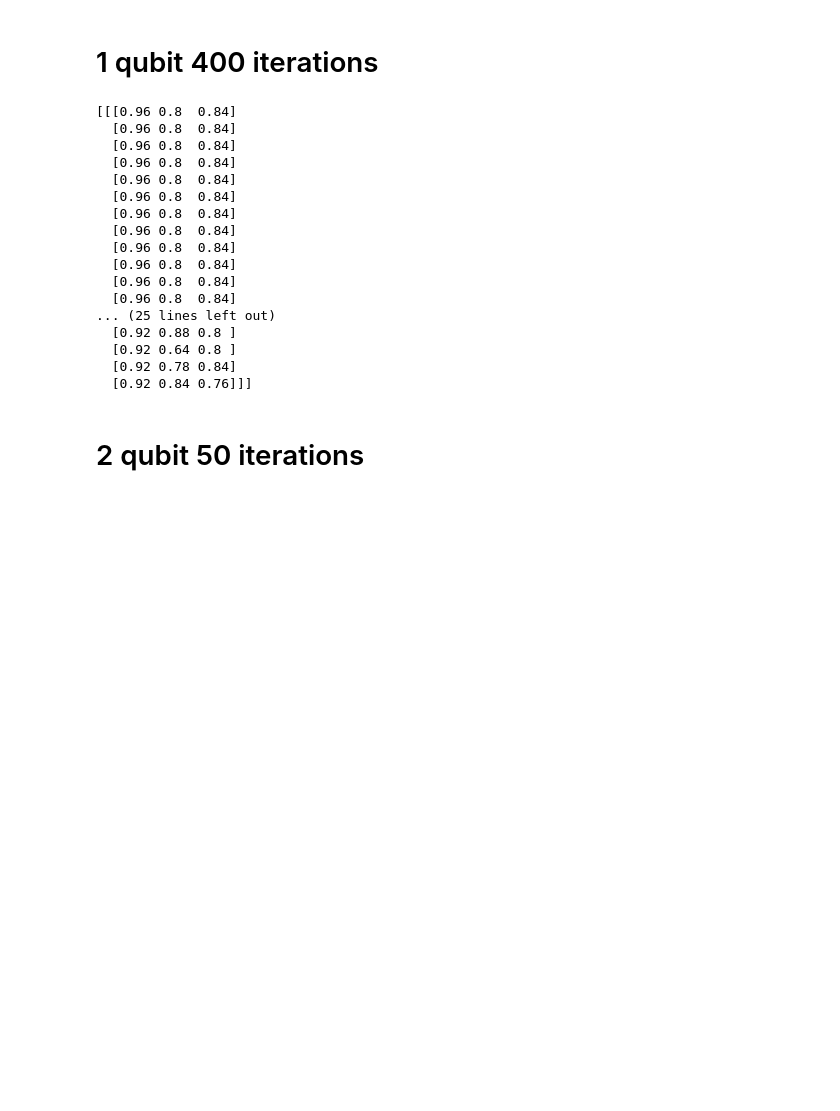
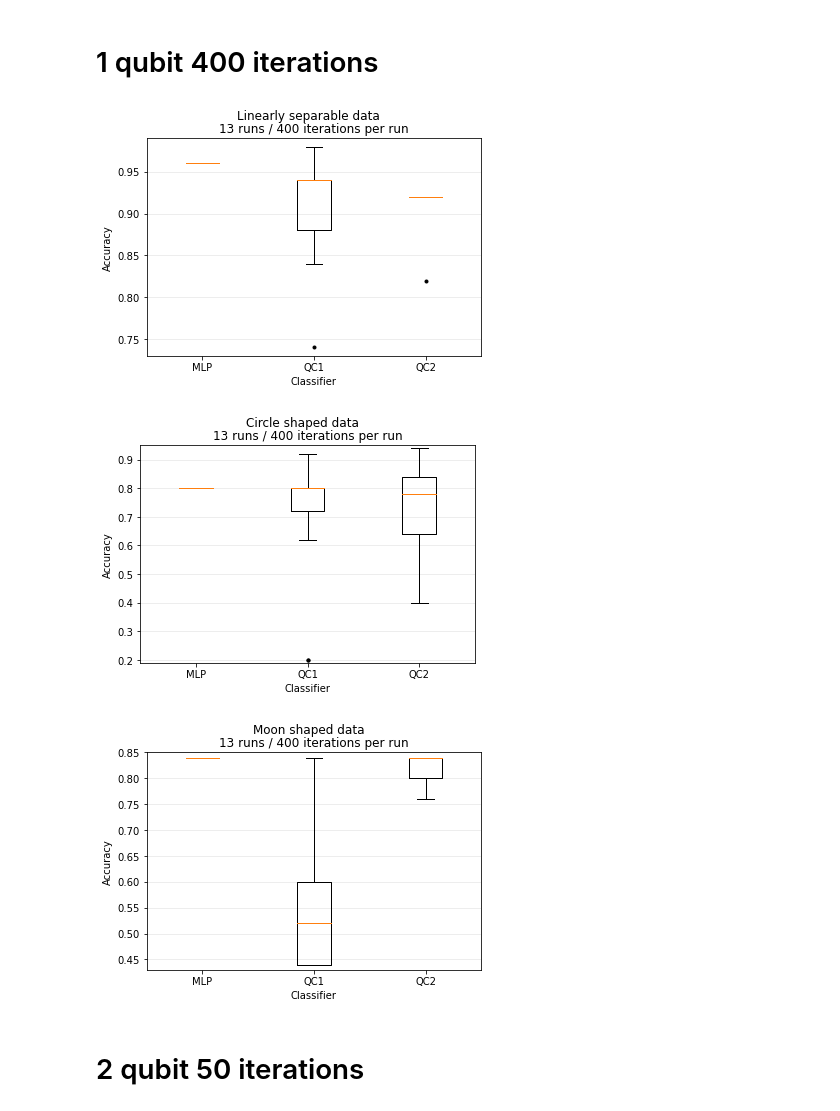
Before and after one commit to RicardoMonteiroSimoes/ZHAW_PAHS212, a Jupyter notebook: jupyter/huberpa4/decision_doundaries_scores.ipynb, the cells around one changed output. Drawn from its saved outputs; the diff is of its cells as text; code cells hidden in the pictures; blank space fills up the shorter version.

```diff
--- a/jupyter/huberpa4/decision_doundaries_scores.ipynb
+++ b/jupyter/huberpa4/decision_doundaries_scores.ipynb
@@ -153,51 +252,38 @@ scores = np.array(
  [[0.92, 0.86, 0.84],
   [0.84, 0.78, 0.6 ],
   [0.94, 0.2, 0.52],
   [0.94, 0.86, 0.44],
   [0.74, 0.2, 0.48],
   [0.92, 0.8, 0.44],
   [0.94, 0.78, 0.6 ],
   [0.98, 0.92, 0.48],
   [0.88, 0.8, 0.44],
   [0.94, 0.72, 0.44],
   [0.94, 0.62, 0.8 ],
   [0.94, 0.8, 0.56],
   [0.84, 0.8, 0.84]],
 
  [[0.92, 0.4, 0.84],
   [0.82, 0.62, 0.84],
   [0.92, 0.8, 0.84],
   [0.92, 0.6, 0.84],
   [0.92, 0.94, 0.84],
   [0.92, 0.8, 0.84],
   [0.92, 0.88, 0.8 ],
   [0.92, 0.74, 0.84],
   [0.92, 0.78, 0.84],
   [0.92, 0.88, 0.8 ],
   [0.92, 0.64, 0.8 ],
   [0.92, 0.78, 0.84],
   [0.92, 0.84, 0.76]]],
 )
 
-print(scores)
+# print(scores)
+create_box_plots_single(scores, 400)
 # %% [output]
-[[[0.96 0.8  0.84]
-  [0.96 0.8  0.84]
-  [0.96 0.8  0.84]
-  [0.96 0.8  0.84]
-  [0.96 0.8  0.84]
-  [0.96 0.8  0.84]
-  [0.96 0.8  0.84]
-  [0.96 0.8  0.84]
-  [0.96 0.8  0.84]
-  [0.96 0.8  0.84]
-  [0.96 0.8  0.84]
-  [0.96 0.8  0.84]
-... (25 lines left out)
-  [0.92 0.88 0.8 ]
-  [0.92 0.64 0.8 ]
-  [0.92 0.78 0.84]
-  [0.92 0.84 0.76]]]
+[figure, added]
+[figure, added]
+[figure, added]
 # %% [markdown]
 # 2 qubit 50 iterations
 # %%
```
Also changed, not shown: parts of 10 cells of this notebook, 30 other files.
